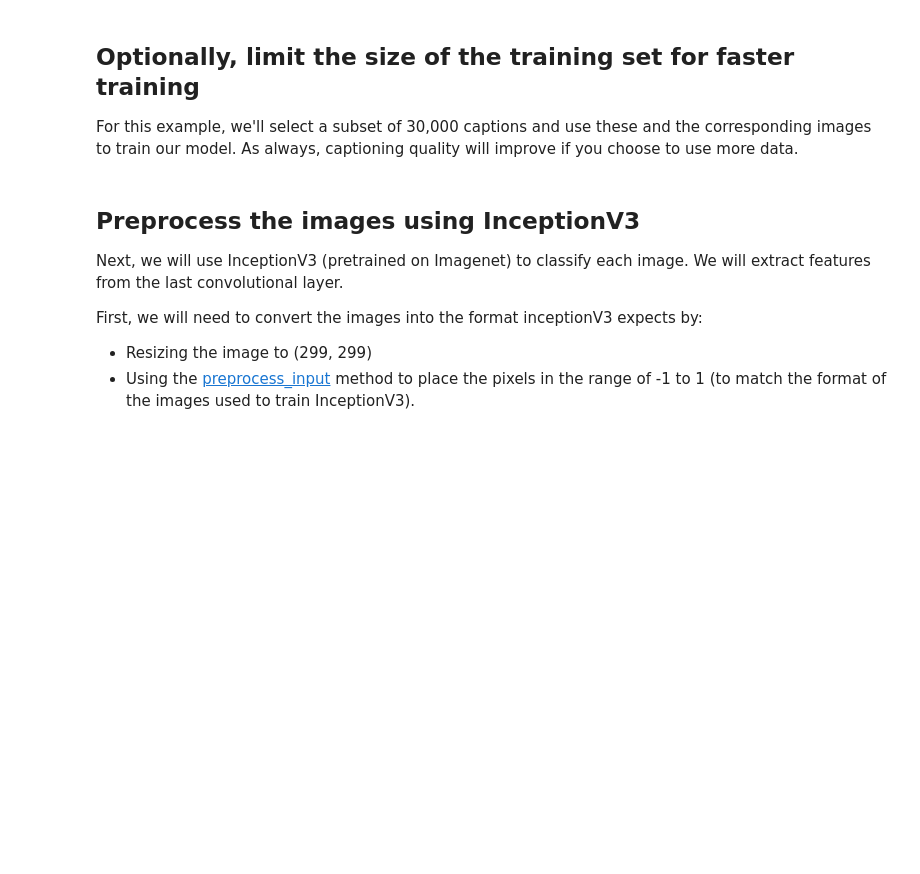
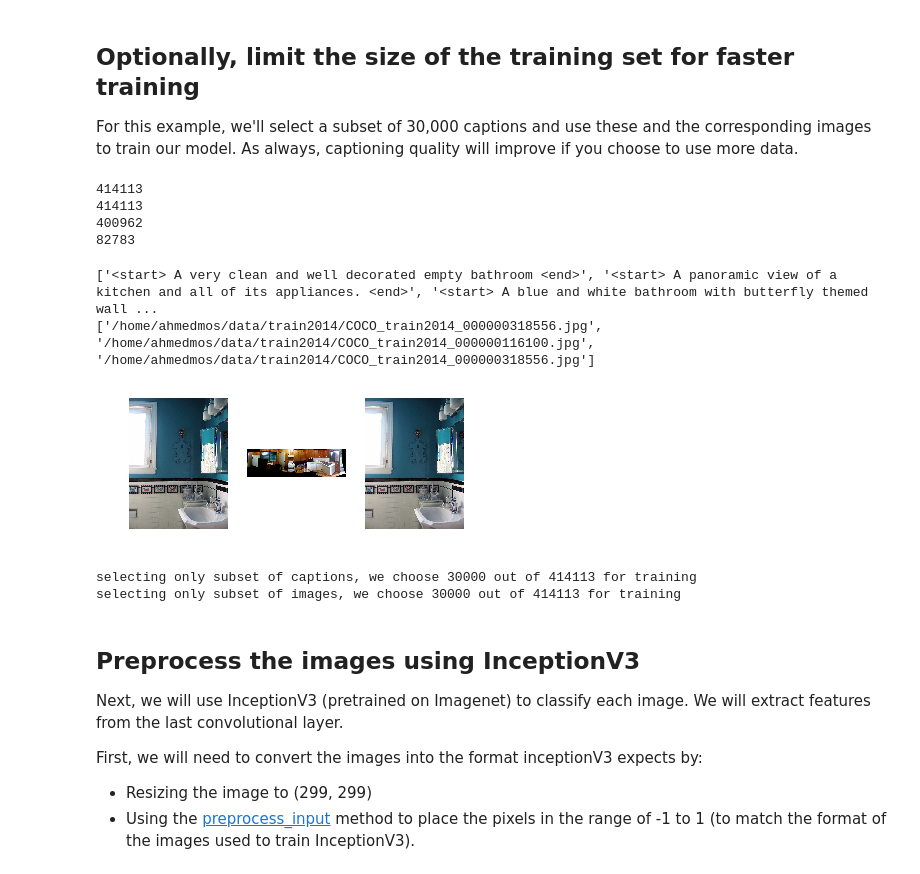
Before and after one commit to ahmedsmostafa/machine-learning, a Jupyter notebook: projects/capstone/Ahmed_MLND_Capstone/image_captioning_with_attention.ipynb, the cells around one changed output. Drawn from its saved outputs; the diff is of its cells as text; code cells hidden in the pictures; blank space fills up the shorter version.

```diff
--- a/projects/capstone/Ahmed_MLND_Capstone/image_captioning_with_attention.ipynb
+++ b/projects/capstone/Ahmed_MLND_Capstone/image_captioning_with_attention.ipynb
@@ -108,0 +102,33 @@ len(train_captions), len(all_captions)
+# %%
+print(len(all_captions))
+print(len(all_img_name_vector))
+# checking for duplicates
+all_captions_set = set(all_captions)
+all_img_name_vector_set = set(all_img_name_vector)
+print(len(all_captions_set))
+print(len(all_img_name_vector_set))
+# %% [output]
+414113
+414113
+400962
+82783
+# %%
+
+
+from matplotlib.pyplot import figure, imshow, axis
+from matplotlib.image import imread
+
+def showImagesHorizontally(list_of_files):
+    fig = figure()
+    number_of_files = len(list_of_files)
+    for i in range(number_of_files):
+        a=fig.add_subplot(1,number_of_files,i+1)
+        image = imread(list_of_files[i])
+        imshow(image)
+        axis('off')
+
+showImagesHorizontally(all_img_name_vector[0:3])
+# %% [output]
+['<start> A very clean and well decorated empty bathroom <end>', '<start> A panoramic view of a kitchen and all of its appliances. <end>', '<start> A blue and white bathroom with butterfly themed wall ...
+['/home/ahmedmos/data/train2014/COCO_train2014_000000318556.jpg', '/home/ahmedmos/data/train2014/COCO_train2014_000000116100.jpg', '/home/ahmedmos/data/train2014/COCO_train2014_000000318556.jpg']
+[figure, added]
@@ -109,3 +146,9 @@ len(train_captions), len(all_captions)
+# %%
+print("selecting only subset of captions, we choose {} out of {} for training".format(len(train_captions), len(all_captions)))
+print("selecting only subset of images, we choose {} out of {} for training".format(len(img_name_vector), len(all_img_name_vector)))
+# %% [output]
+selecting only subset of captions, we choose 30000 out of 414113 for training
+selecting only subset of images, we choose 30000 out of 414113 for training
 # %% [markdown]
 ## Preprocess the images using InceptionV3
 Next, we will use InceptionV3 (pretrained on Imagenet) to classify each image. We will extract features from the last convolutional layer.
```
Also changed, not shown: parts of 14 cells of this notebook.
